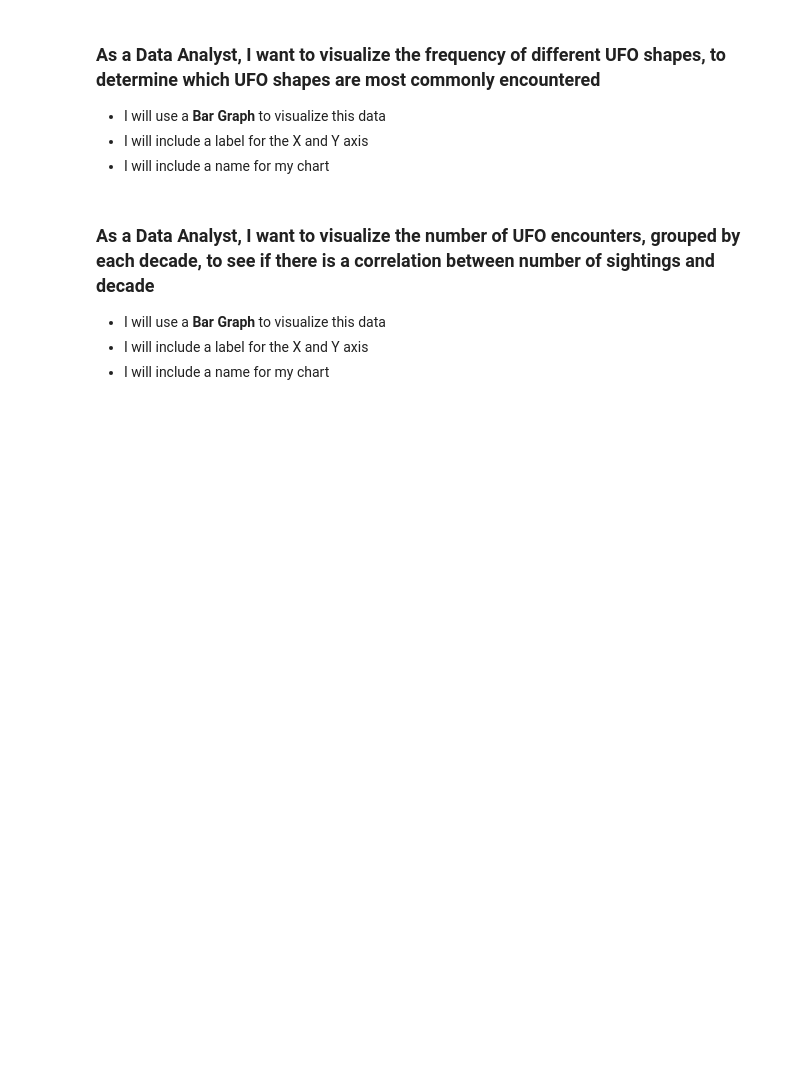
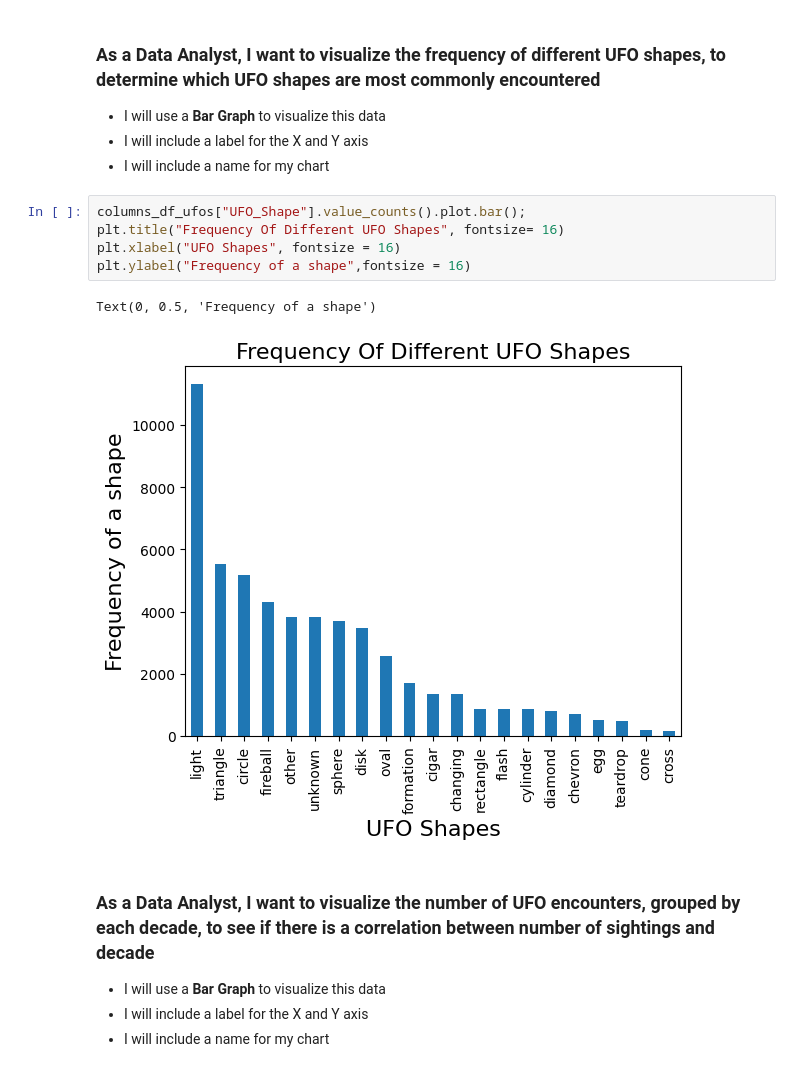
Before and after one commit to callred88/VisualData, a Jupyter notebook: Pandas_MatPlotLib_User_Stories.ipynb, the cells around one changed output. Saved outputs shown, nothing was run; the diff lists cells and outputs as text; blank space fills up the shorter version.

```diff
--- a/Pandas_MatPlotLib_User_Stories.ipynb
+++ b/Pandas_MatPlotLib_User_Stories.ipynb
@@ -77,6 +77,14 @@ columns_df_ufos.head()
 * I will use a **Bar Graph** to visualize this data
 * I will include a label for the X and Y axis
 * I will include a name for my chart
+# %%
+columns_df_ufos["UFO_Shape"].value_counts().plot.bar();
+plt.title("Frequency Of Different UFO Shapes", fontsize= 16)
+plt.xlabel("UFO Shapes", fontsize = 16)
+plt.ylabel("Frequency of a shape",fontsize = 16)
+# %% [output]
+Text(0, 0.5, 'Frequency of a shape')
+[figure, added]
 # %% [markdown]
 ### As a Data Analyst, I want to visualize the **number of UFO encounters**, grouped by each decade, to see if there is a correlation between number of sightings and decade
 * I will use a **Bar Graph** to visualize this data
```
Also changed, not shown: parts of 4 cells of this notebook.
